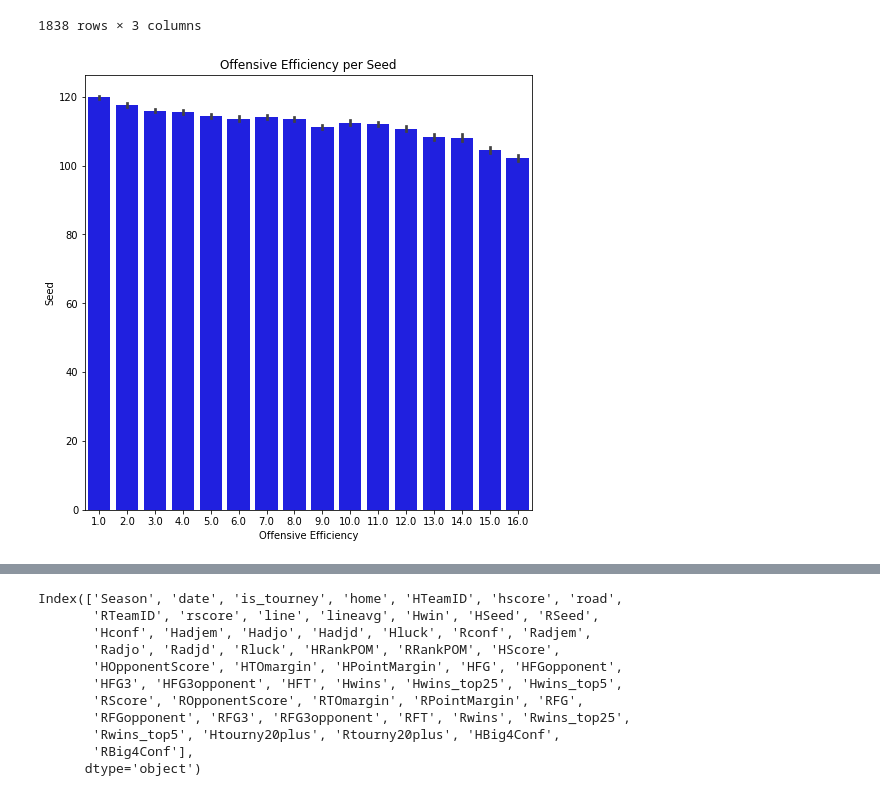
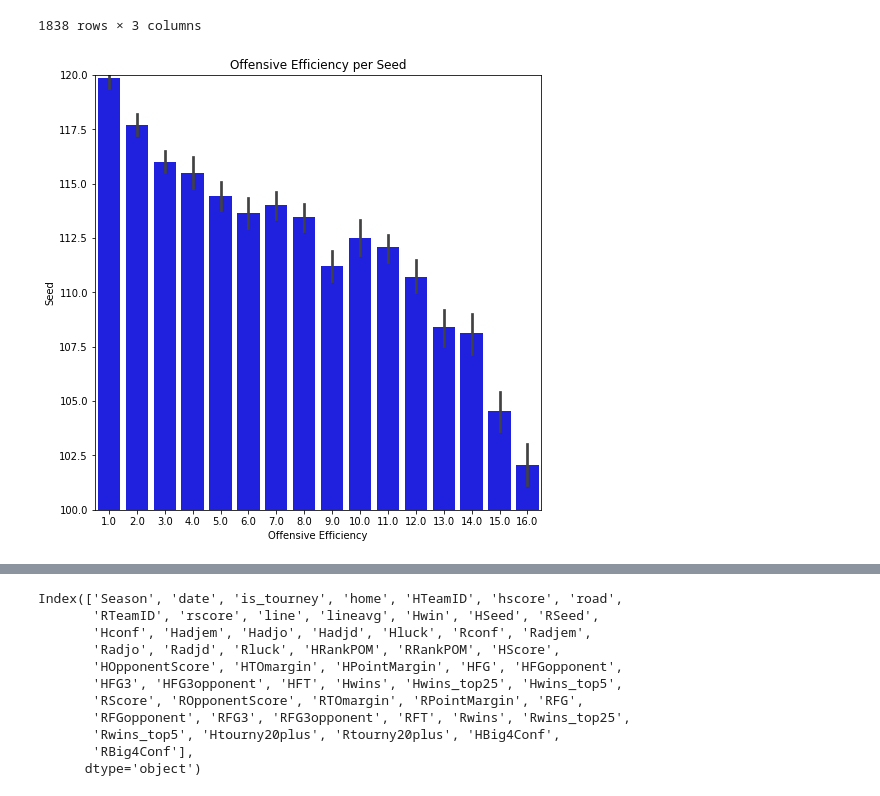
Before and after one commit to timhugele/March-Madness-Predictions, a Jupyter notebook: NCAA_Tourney_Predictions.ipynb, the cells around one changed output, grey strips where cells are left out. Cells and saved outputs as stored; diff of their text form; code cells hidden in the pictures.

```diff
--- a/NCAA_Tourney_Predictions.ipynb
+++ b/NCAA_Tourney_Predictions.ipynb
@@ -597,9 +493,10 @@ trial
 # %%
 plt.figure(figsize = (8,8))
 sns.barplot(trial['Seed'], trial['Adjo'], color = 'blue')
 plt.title("Offensive Efficiency per Seed")
 plt.xlabel("Offensive Efficiency")
 plt.ylabel("Seed")
+plt.ylim(100, 120)
 plt.show()
 # %% [output]
-[figure, old version]
+[figure, new version]
```
Also changed, not shown: parts of 25 cells of this notebook.
